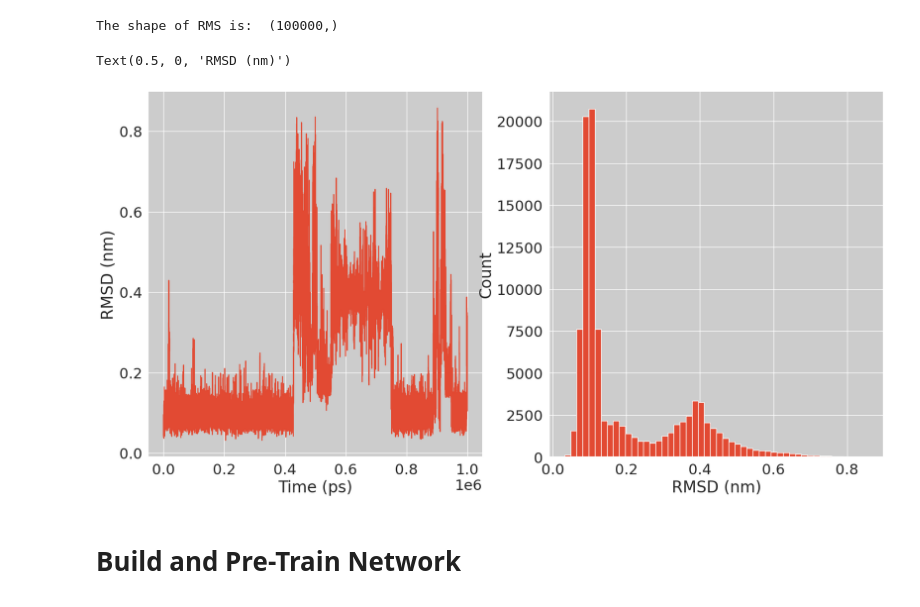
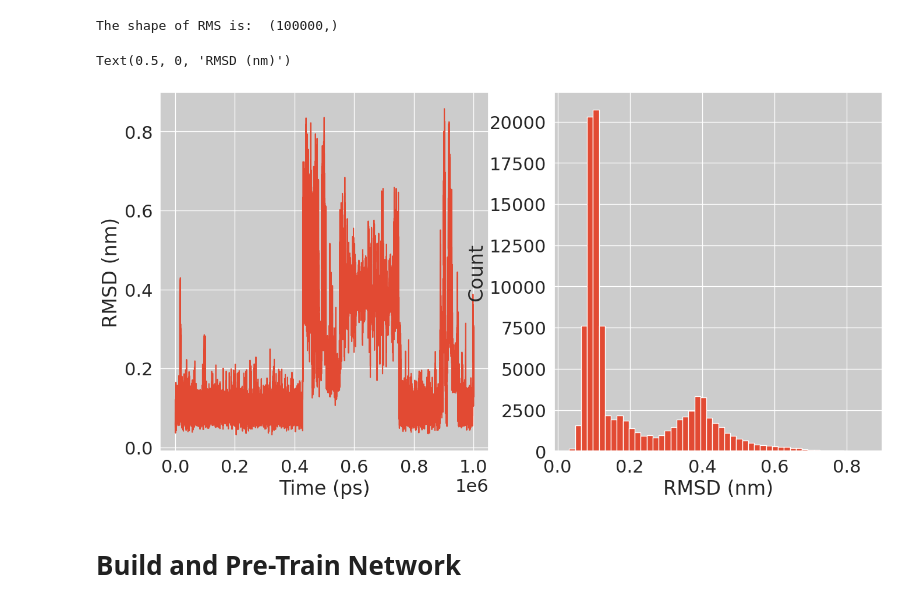
Before and after one commit to ghzuo/EscalNet, a Jupyter notebook: EscalNet.ipynb, the cells around one changed output. Drawn from its saved outputs; the diff is of its cells as text; code cells hidden in the pictures.

```diff
--- a/EscalNet.ipynb
+++ b/EscalNet.ipynb
@@ -130,18 +130,18 @@ print("The shape of RMS is: ", rms.shape)
 # %% [output]
 The shape of RMS is:  (100000,)
 # %%
-plt.figure(12,figsize=(20,10))
+plt.figure(12,figsize=(16,8))
 ax = plt.subplot(121)
 ax.plot(rms['time'], rms['rms'])
 plt.xlabel("Time (ps)")
 plt.ylabel("RMSD (nm)")
 ax = plt.subplot(122)
 hist = ax.hist(rms["rms"], bins=50)
 plt.ylabel("Count")
 plt.xlabel("RMSD (nm)")
 # %% [output]
 Text(0.5, 0, 'RMSD (nm)')
-[figure, old version]
+[figure, new version]
 # %% [markdown]
 # Build and Pre-Train Network
 # %%
```
Also changed, not shown: parts of 10 cells of this notebook, 1 other file.
